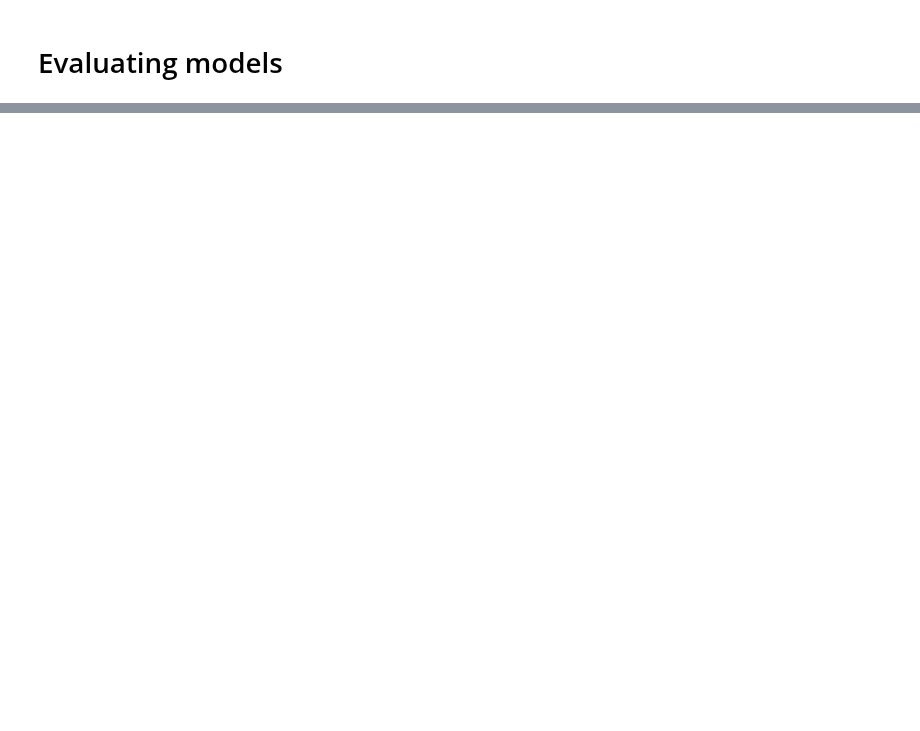
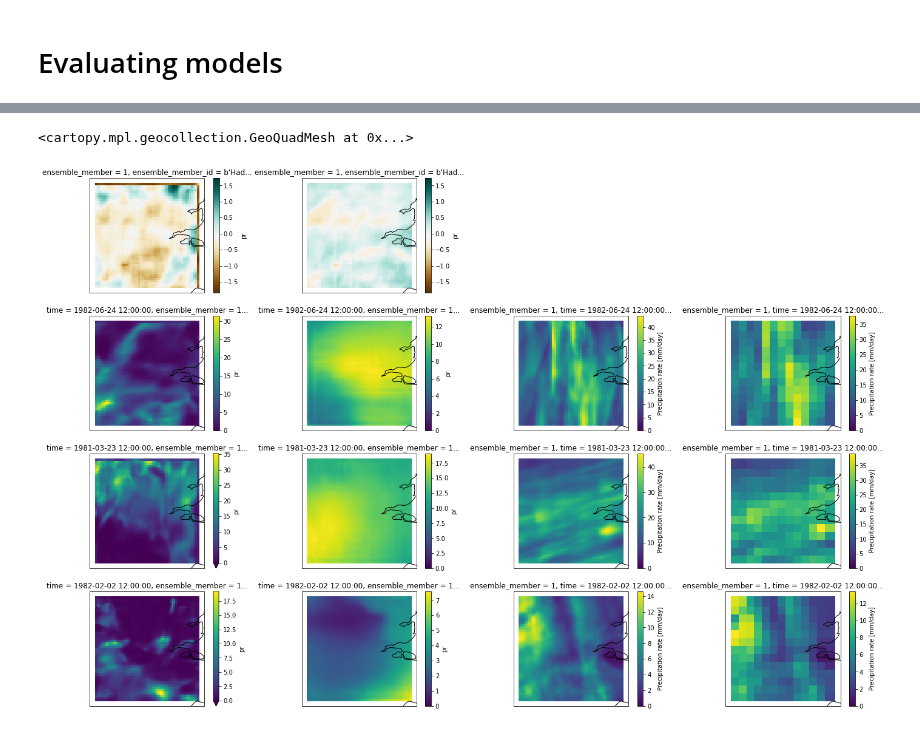
Before and after one commit to henryaddison/ml-downscaling-emulation, a Jupyter notebook: notebooks/learning/evaluation.ipynb, the cells around one changed output, grey strips where cells are left out. Saved outputs shown, nothing was run; the diff lists cells and outputs as text; code cells hidden in the pictures; blank space fills up the shorter version.

```diff
--- a/notebooks/learning/evaluation.ipynb
+++ b/notebooks/learning/evaluation.ipynb
@@ -223,0 +78,61 @@ Attributes: (0)
+# %%
+cp_model_rotated_pole = ccrs.RotatedPole(pole_longitude=177.5, pole_latitude=37.5)
+platecarree = ccrs.PlateCarree()
+# %%
+model_1_mean_diff = (model_1_preds.mean(dim=["time"]).pr - hi_res_data.mean(dim=["time"]).pr)
+model_2_mean_diff = (model_2_preds.mean(dim=["time"]).pr - hi_res_data.mean(dim=["time"]).pr)
+
+vmin = min(model_1_mean_diff.min().values, model_2_mean_diff.min().values)
+vmax = max(model_1_mean_diff.max().values, model_2_mean_diff.max().values)
+
+fig = plt.figure(figsize=(24, 16))
+ax = fig.add_subplot(4, 4, 1, projection=cp_model_rotated_pole)
+ax.coastlines()
+model_1_mean_diff.plot(ax = ax, x='grid_longitude', y='grid_latitude', transform=cp_model_rotated_pole, vmin=vmin, vmax=vmax, cmap='BrBG')
+ax = fig.add_subplot(4, 4, 2, projection=cp_model_rotated_pole)
+ax.coastlines()
+model_2_mean_diff.plot(ax = ax, x='grid_longitude', y='grid_latitude', transform=cp_model_rotated_pole, vmin=vmin, vmax=vmax, cmap='BrBG')
+
+# fig = plt.figure(figsize=(24, 8))
+ax = fig.add_subplot(4, 4, 5, projection=cp_model_rotated_pole)
+ax.coastlines()
+model_1_preds.pr.sel(time="1982-06-24").plot(ax = ax, x='grid_longitude', y='grid_latitude', transform=cp_model_rotated_pole, vmin=0)
+ax = fig.add_subplot(4, 4, 6, projection=cp_model_rotated_pole)
+ax.coastlines()
+model_2_preds.pr.sel(time="1982-06-24").plot(ax = ax, x='grid_longitude', y='grid_latitude', transform=cp_model_rotated_pole, vmin=0)
+ax = fig.add_subplot(4, 4, 7, projection=cp_model_rotated_pole)
+ax.coastlines()
+hi_res_data.pr.sel(time="1982-06-24").plot(ax = ax, x='grid_longitude', y='grid_latitude', transform=cp_model_rotated_pole, vmin=0)
+ax = fig.add_subplot(4, 4, 8, projection=cp_model_rotated_pole)
+ax.coastlines()
+lo_res_data.pr.sel(time="1982-06-24").plot(ax = ax, x='grid_longitude', y='grid_latitude', transform=cp_model_rotated_pole, vmin=0)
+
+ax = fig.add_subplot(4, 4, 9, projection=cp_model_rotated_pole)
+ax.coastlines()
+model_1_preds.pr.sel(time="1981-03-23").plot(ax = ax, x='grid_longitude', y='grid_latitude', transform=cp_model_rotated_pole, vmin=0)
+ax = fig.add_subplot(4, 4, 10, projection=cp_model_rotated_pole)
+ax.coastlines()
+model_2_preds.pr.sel(time="1981-03-23").plot(ax = ax, x='grid_longitude', y='grid_latitude', transform=cp_model_rotated_pole, vmin=0)
+ax = fig.add_subplot(4, 4, 11, projection=cp_model_rotated_pole)
+ax.coastlines()
+hi_res_data.pr.sel(time="1981-03-23").plot(ax = ax, x='grid_longitude', y='grid_latitude', transform=cp_model_rotated_pole, vmin=0)
+ax = fig.add_subplot(4, 4, 12, projection=cp_model_rotated_pole)
+ax.coastlines()
+lo_res_data.pr.sel(time="1981-03-23").plot(ax = ax, x='grid_longitude', y='grid_latitude', transform=cp_model_rotated_pole, vmin=0)
+
+
+ax = fig.add_subplot(4, 4, 13, projection=cp_model_rotated_pole)
+ax.coastlines()
+model_1_preds.pr.sel(time="1982-02-02").plot(ax = ax, x='grid_longitude', y='grid_latitude', transform=cp_model_rotated_pole, vmin=0)
+ax = fig.add_subplot(4, 4, 14, projection=cp_model_rotated_pole)
+ax.coastlines()
+model_2_preds.pr.sel(time="1982-02-02").plot(ax = ax, x='grid_longitude', y='grid_latitude', transform=cp_model_rotated_pole, vmin=0)
+ax = fig.add_subplot(4, 4, 15, projection=cp_model_rotated_pole)
+ax.coastlines()
+hi_res_data.pr.sel(time="1982-02-02").plot(ax = ax, x='grid_longitude', y='grid_latitude', transform=cp_model_rotated_pole, vmin=0)
+ax = fig.add_subplot(4, 4, 16, projection=cp_model_rotated_pole)
+ax.coastlines()
+lo_res_data.pr.sel(time="1982-02-02").plot(ax = ax, x='grid_longitude', y='grid_latitude', transform=cp_model_rotated_pole, vmin=0)
+# %% [output]
+<cartopy.mpl.geocollection.GeoQuadMesh at 0x...>
+[figure, added]
```
Also changed, not shown: parts of 13 cells of this notebook.
